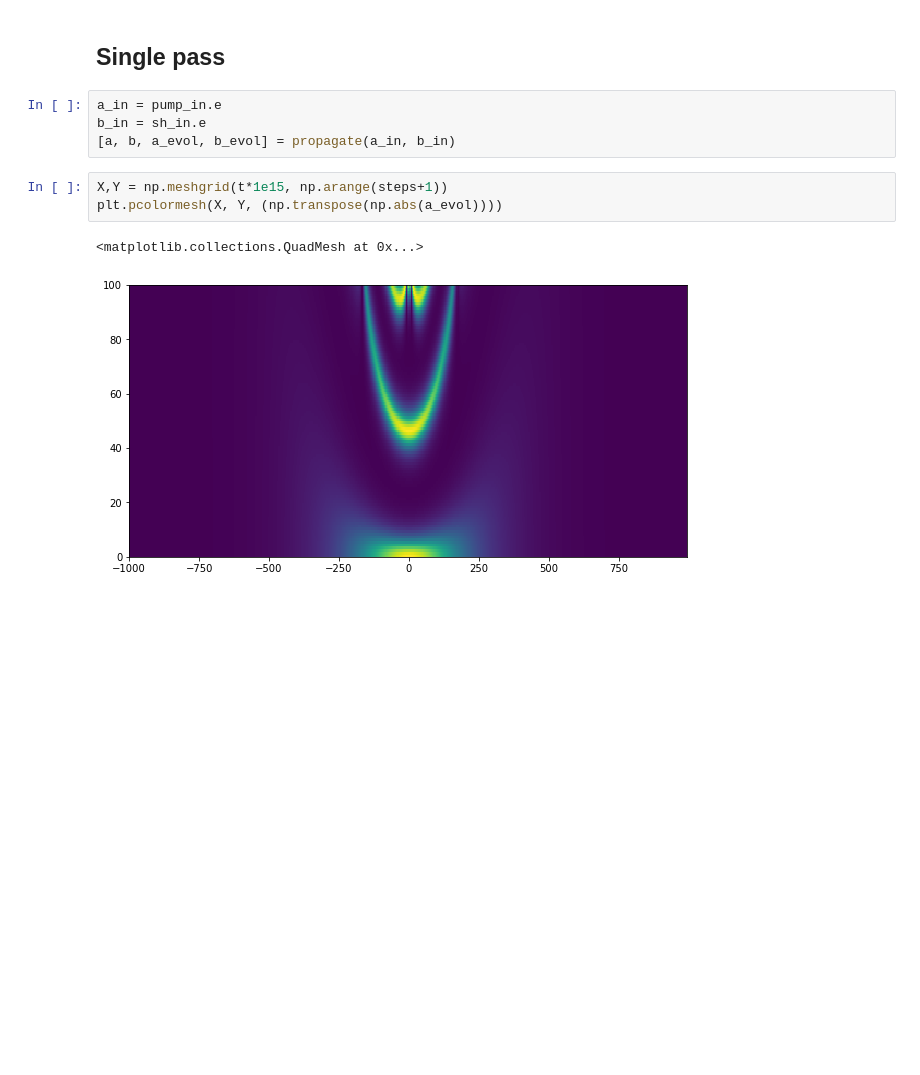
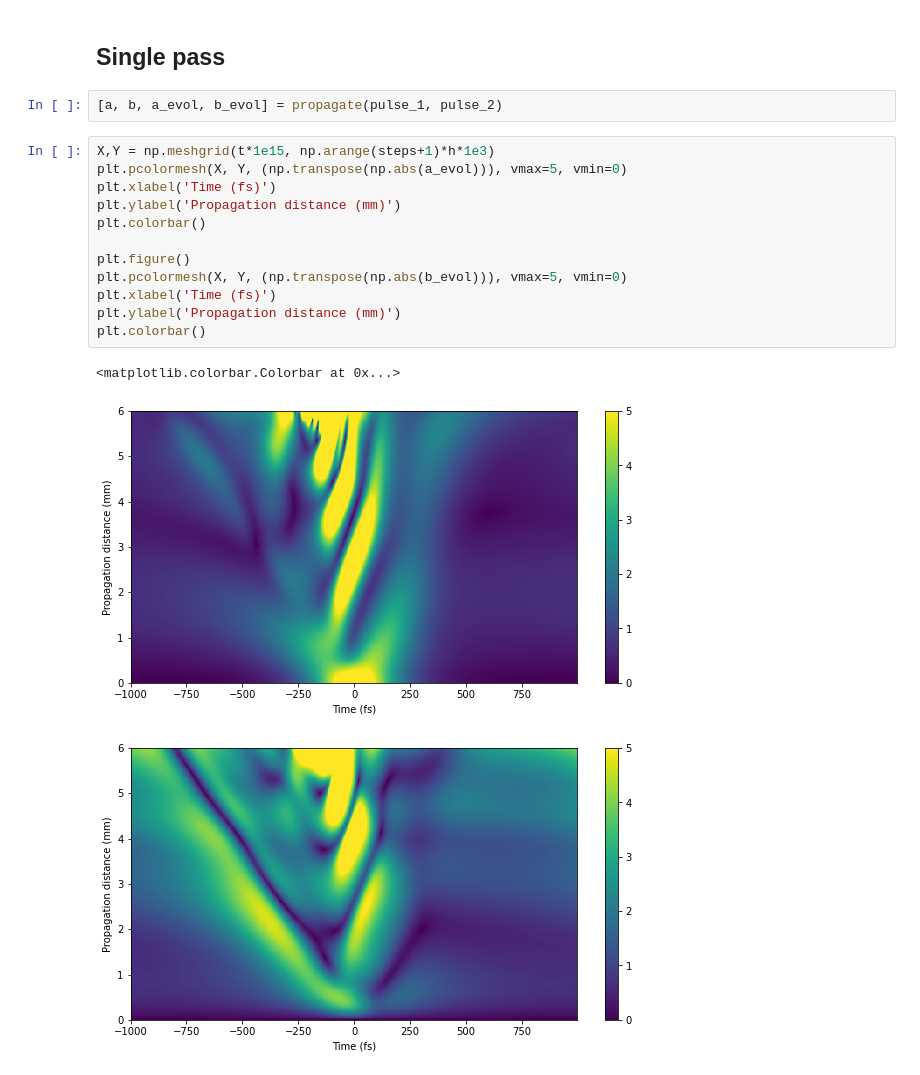
Before and after one commit to ledezmaluism/snow, a Jupyter notebook: Notebooks/Simulation_1.ipynb, the cells around one changed output. Cells and saved outputs as stored; diff of their text form; blank space fills up the shorter version.

```diff
--- a/Notebooks/Simulation_1.ipynb
+++ b/Notebooks/Simulation_1.ipynb
@@ -268,13 +325,21 @@ Number of steps = 100
 # %% [markdown]
 ## Single pass
 # %%
-a_in = pump_in.e
-b_in = sh_in.e
-[a, b, a_evol, b_evol] = propagate(a_in, b_in)
+[a, b, a_evol, b_evol] = propagate(pulse_1, pulse_2)
 # %%
-X,Y = np.meshgrid(t*1e15, np.arange(steps+1))
-plt.pcolormesh(X, Y, (np.transpose(np.abs(a_evol))))
+X,Y = np.meshgrid(t*1e15, np.arange(steps+1)*h*1e3)
+plt.pcolormesh(X, Y, (np.transpose(np.abs(a_evol))), vmax=5, vmin=0)
+plt.xlabel('Time (fs)')
+plt.ylabel('Propagation distance (mm)')
+plt.colorbar()
+
+plt.figure()
+plt.pcolormesh(X, Y, (np.transpose(np.abs(b_evol))), vmax=5, vmin=0)
+plt.xlabel('Time (fs)')
+plt.ylabel('Propagation distance (mm)')
+plt.colorbar()
 # %% [output]
-<matplotlib.collections.QuadMesh at 0x...>
+<matplotlib.colorbar.Colorbar at 0x...>
-[figure, old version]
+[figure, new version]
+[figure, added]
 # %%
```
Also changed, not shown: parts of 27 cells of this notebook.
